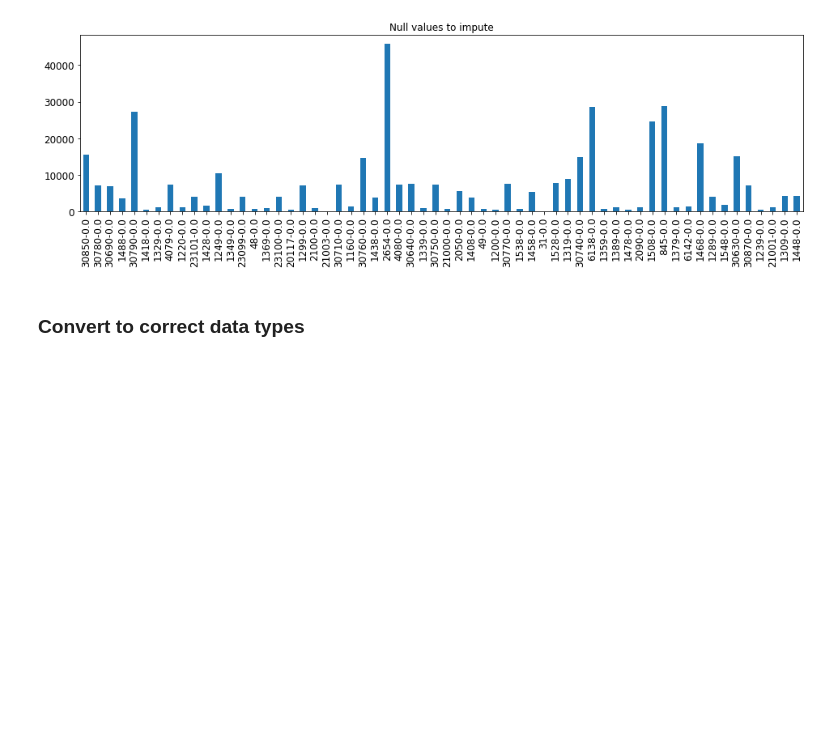
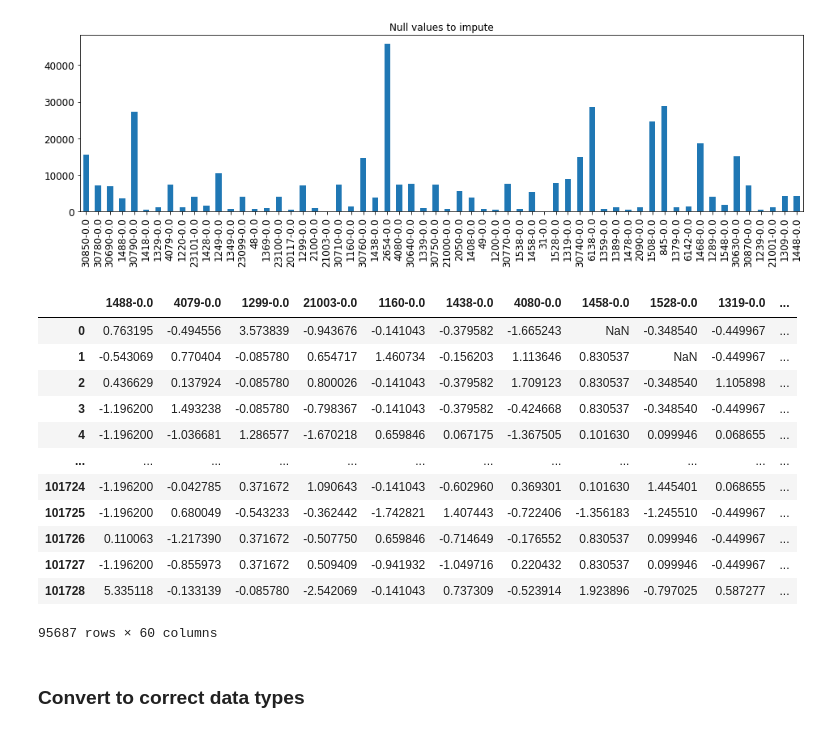
Before and after one commit to analiseb/UB-Masters-Thesis, a Jupyter notebook: 01_normalization_imputation.ipynb, the cells around one changed output. Saved outputs shown, nothing was run; the diff lists cells and outputs as text; code cells hidden in the pictures; blank space fills up the shorter version.

```diff
--- a/01_normalization_imputation.ipynb
+++ b/01_normalization_imputation.ipynb
@@ -94,6 +108,22 @@ plt.title('Null values to impute')
 # %% [output]
 Text(0.5, 1.0, 'Null values to impute')
 [figure]
+# %%
+df2[numerical_cols+continuous_cols+categorical_cols][df2[numerical_cols+continuous_cols+categorical_cols].isna().any(axis=1)]
+# %% [output]
+|  | 1488-0.0 | 4079-0.0 | 1299-0.0 | 21003-0.0 | 1160-0.0 | 1438-0.0 | 4080-0.0 | 1458-0.0 | 1528-0.0 | 1319-0.0 | ... |
+| 0 | 0.763195 | -0.494556 | 3.573839 | -0.943676 | -0.141043 | -0.379582 | -1.665243 | NaN | -0.348540 | -0.449967 | ... |
+| 1 | -0.543069 | 0.770404 | -0.085780 | 0.654717 | 1.460734 | -0.156203 | 1.113646 | 0.830537 | NaN | -0.449967 | ... |
+| 2 | 0.436629 | 0.137924 | -0.085780 | 0.800026 | -0.141043 | -0.379582 | 1.709123 | 0.830537 | -0.348540 | 1.105898 | ... |
+| 3 | -1.196200 | 1.493238 | -0.085780 | -0.798367 | -0.141043 | -0.379582 | -0.424668 | 0.830537 | -0.348540 | -0.449967 | ... |
+| 4 | -1.196200 | -1.036681 | 1.286577 | -1.670218 | 0.659846 | 0.067175 | -1.367505 | 0.101630 | 0.099946 | 0.068655 | ... |
+| ... | ... | ... | ... | ... | ... | ... | ... | ... | ... | ... | ... |
+| 101724 | -1.196200 | -0.042785 | 0.371672 | 1.090643 | -0.141043 | -0.602960 | 0.369301 | 0.101630 | 1.445401 | 0.068655 | ... |
+| 101725 | -1.196200 | 0.680049 | -0.543233 | -0.362442 | -1.742821 | 1.407443 | -0.722406 | -1.356183 | -1.245510 | -0.449967 | ... |
+| 101726 | 0.110063 | -1.217390 | 0.371672 | -0.507750 | 0.659846 | -0.714649 | -0.176552 | 0.830537 | 0.099946 | -0.449967 | ... |
+| 101727 | -1.196200 | -0.855973 | 0.371672 | 0.509409 | -0.941932 | -1.049716 | 0.220432 | 0.830537 | 0.099946 | -0.449967 | ... |
+| 101728 | 5.335118 | -0.133139 | -0.085780 | -2.542069 | -0.141043 | 0.737309 | -0.523914 | 1.923896 | -0.797025 | 0.587277 | ... |
+95687 rows × 60 columns
 # %% [markdown]
 ### Convert to correct data types
 # %%
```
Also changed, not shown: parts of 6 cells of this notebook, 5 other files.
